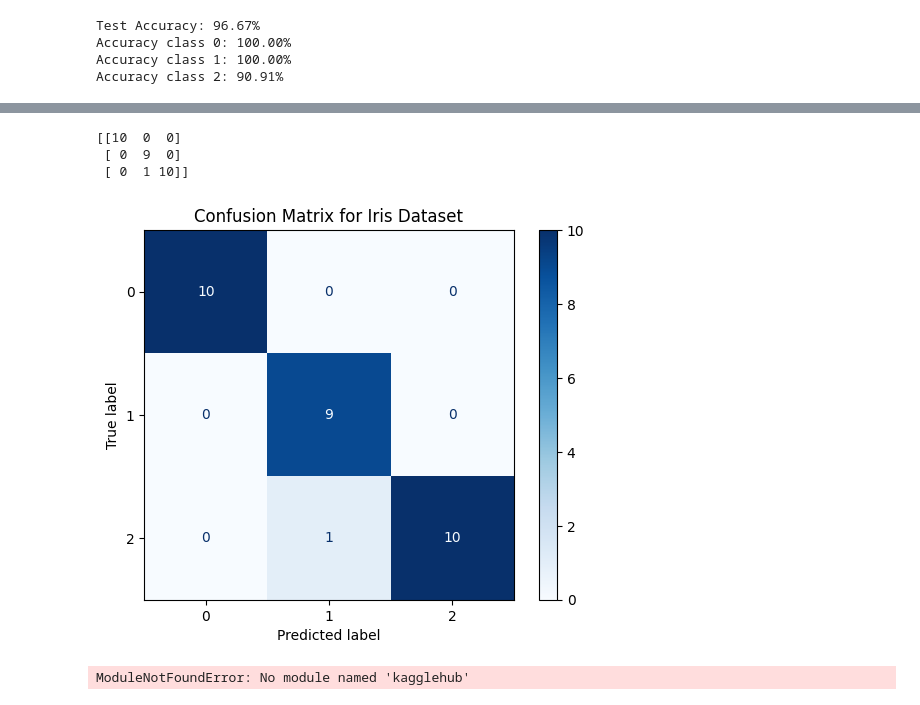
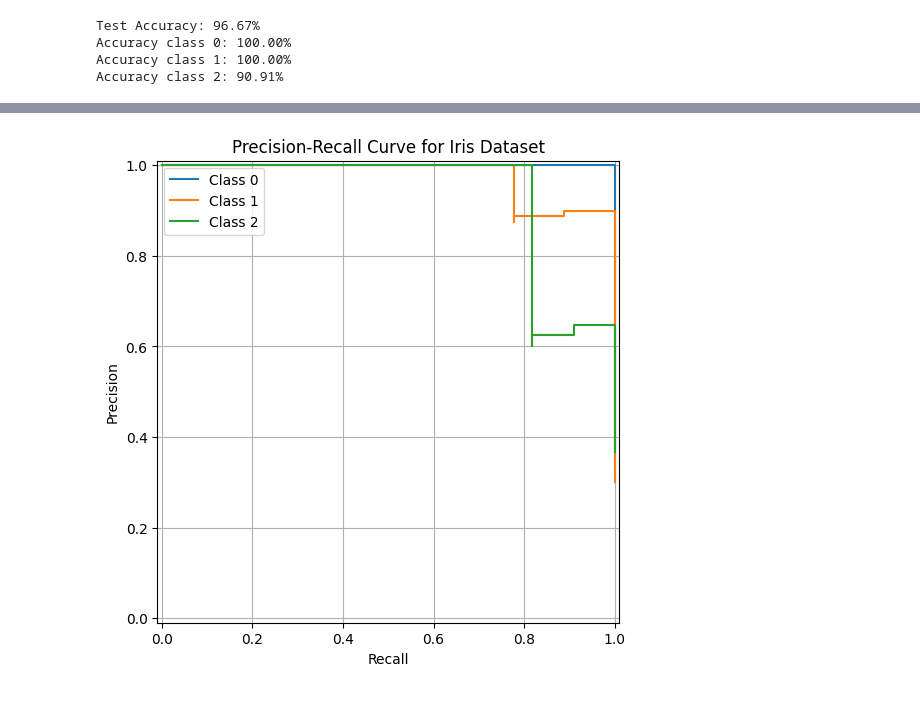
Before and after one commit to xuanuyenvu/rbf-neural-network, a Jupyter notebook: main.ipynb, the cells around one changed output, grey strips where cells are left out. Drawn from its saved outputs; the diff is of its cells as text; code cells hidden in the pictures.

Commit message:
add class RBFExperiment

```diff
--- a/main.ipynb
+++ b/main.ipynb
@@ -11,7 +10,3 @@ X = iris.data
 y = iris.target
 
 X_train, X_test, y_train, y_test = train_test_split(X, y, test_size=0.2, random_state=42)
-# %%
-rbf_nn = RBFNeuralNetwork(num_centers=10)
-rbf_nn.fit(X_train, y_train)
-y_pred = rbf_nn.predict(X_test)
@@ -29,0 +13,14 @@ weights: [[ 0.01344599  0.19868262 -0.02904203]
+# %%
+experiment_iris = RBFExperiment(
+    data_name="Iris Dataset",
+    num_centers=10,
+    X_train=X_train,
+    y_train=y_train,
+    X_test=X_test,
+    y_test=y_test,
+    learning_rate=0.01,
+    epochs=100
+)
+# %%
+experiment_iris.train()
+experiment_iris.predict()
@@ -71,21 +49,4 @@ plt.show()
-# %%
-cm = confusion_matrix(y_test, y_pred)
-print(cm)
-disp = ConfusionMatrixDisplay(confusion_matrix=cm, display_labels=np.unique(y_test))
-disp.plot(cmap=plt.cm.Blues)
-plt.title("Confusion Matrix for Iris Dataset")
-plt.show()
-# %% [output]
-[[10  0  0]
- [ 0  9  0]
- [ 0  1 10]]
-[figure, removed]
-# %%
-import kagglehub
-
-# Download latest version
-path = kagglehub.dataset_download("muratkokludataset/rice-image-dataset")
-
-print("Path to dataset files:", path)
-# %% [output]
-ModuleNotFoundError: No module named 'kagglehub'
+# %%
+experiment_iris.plot_precision_recall_multiclass()
+# %% [output]
+[figure, added]
```
Also changed, not shown: parts of 8 cells of this notebook, 1 other file.
